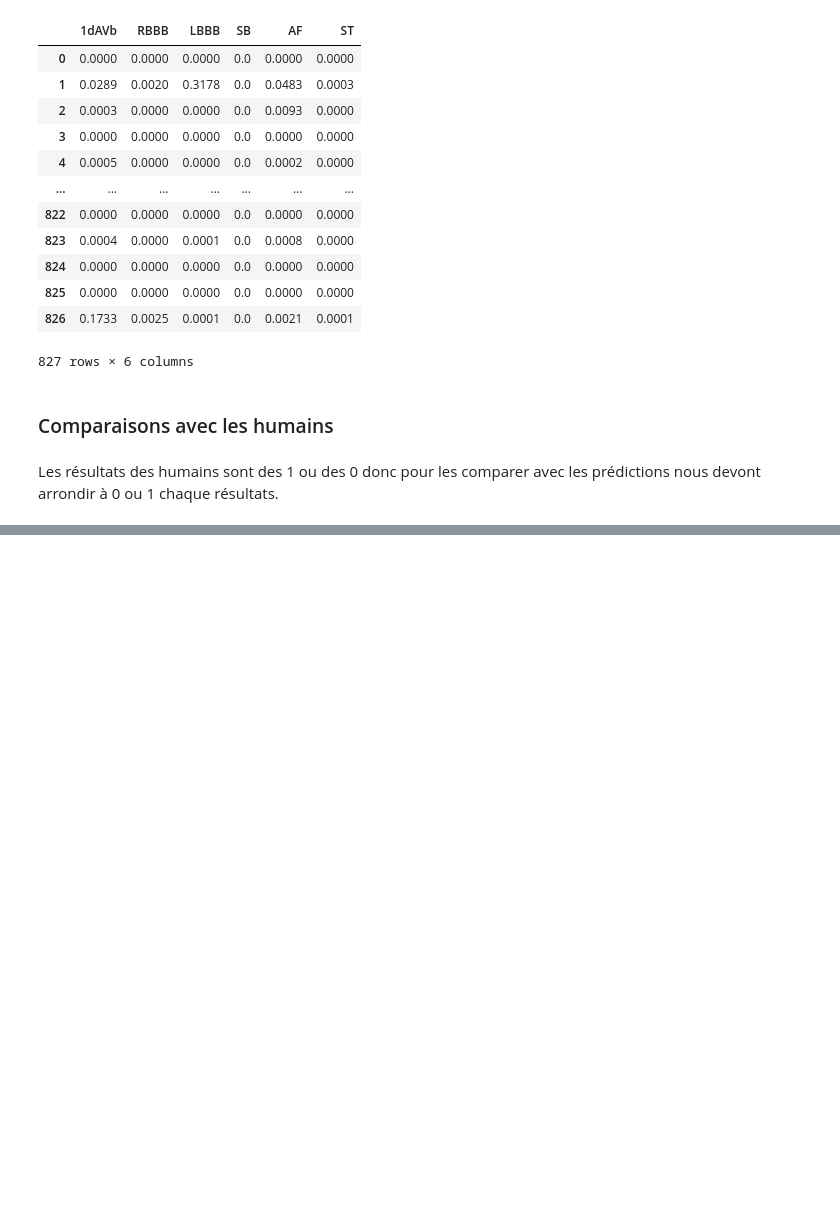
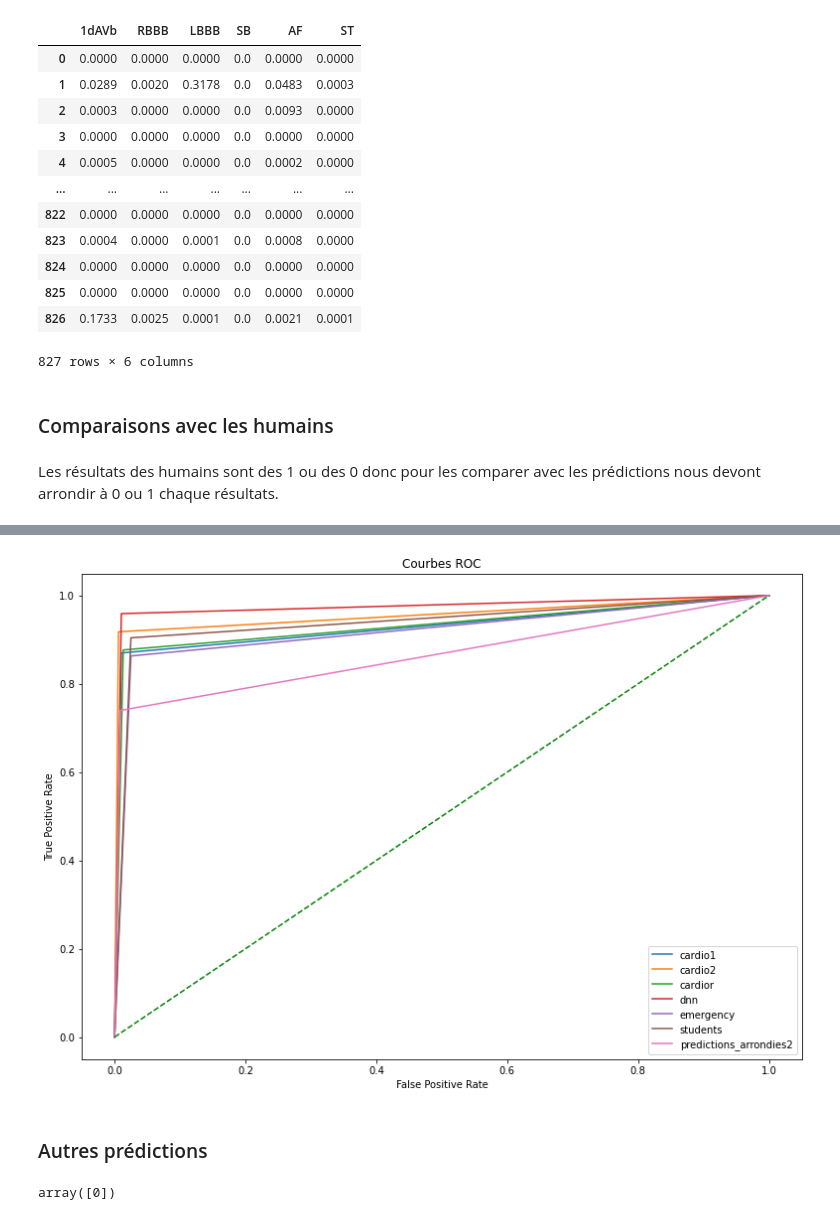
Before and after one commit to AntoninA00/ProjetML, a Jupyter notebook: projetML1.ipynb, the cells around one changed output, grey strips where cells are left out. Saved outputs shown, nothing was run; the diff lists cells and outputs as text; code cells hidden in the pictures; blank space fills up the shorter version.

```diff
--- a/projetML1.ipynb
+++ b/projetML1.ipynb
@@ -136,0 +235,9 @@ Score de notre dnn :  0.7089883111648528
+# %%
+df_cardio1_global=stats2(df_cardio1)[1]
+df_cardio2_global=stats2(df_cardio2)[1]
+df_cardior_global=stats2(df_cardior)[1]
+df_dnn_global=stats2(df_dnn)[1]
+df_emergency_global=stats2(df_emergency)[1]
+df_students_global=stats2(df_students)[1]
+df_predictions_arrondies2_global=stats2(df_predictions_arrondies2)[1]
+df_gold_s_global=stats2(df_cardio1)[2]
@@ -136,0 +252,31 @@ Score de notre dnn :  0.7089883111648528
+# %%
+plt.figure(figsize=(13,9))
+
+fper1, tper1, thresholds = roc_curve(df_gold_s_global,df_cardio1_global)
+fper2, tper2, thresholds = roc_curve(df_gold_s_global,df_cardio2_global)
+fper3, tper3, thresholds = roc_curve(df_gold_s_global,df_cardior_global)
+fper4, tper4, thresholds = roc_curve(df_gold_s_global,df_dnn_global)
+fper5, tper5, thresholds = roc_curve(df_gold_s_global,df_emergency_global)
+fper6, tper6, thresholds = roc_curve(df_gold_s_global,df_students_global)
+fper7, tper7, thresholds = roc_curve(df_gold_s_global,df_predictions_arrondies2_global)
+
+
+plt.plot(fper1, tper1, label='cardio1')
+plt.plot(fper2, tper2, label='cardio2')
+plt.plot(fper3, tper3, label='cardior')
+plt.plot(fper4, tper4, label='dnn')
+plt.plot(fper5, tper5, label='emergency')
+plt.plot(fper6, tper6, label='students')
+plt.plot(fper7, tper7, label='predictions_arrondies2')
+
+
+plt.plot([0, 1], [0, 1], color='green', linestyle='--')
+plt.xlabel('False Positive Rate')
+plt.ylabel('True Positive Rate')
+plt.title('Courbes ROC')
+plt.legend()
+plt.show()
+# %% [output]
+[figure, added]
+# %% [markdown]
+### Autres prédictions
@@ -136,0 +287,4 @@ Score de notre dnn :  0.7089883111648528
+# %%
+df_predicts2["STTC"].unique()
+# %% [output]
+array([0])
```
Also changed, not shown: parts of 18 cells of this notebook, 1 other file.
